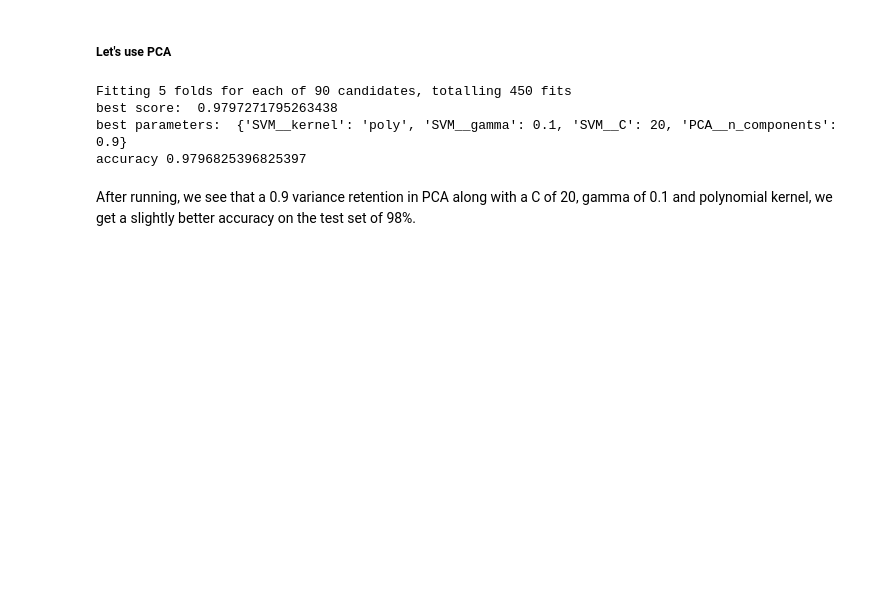
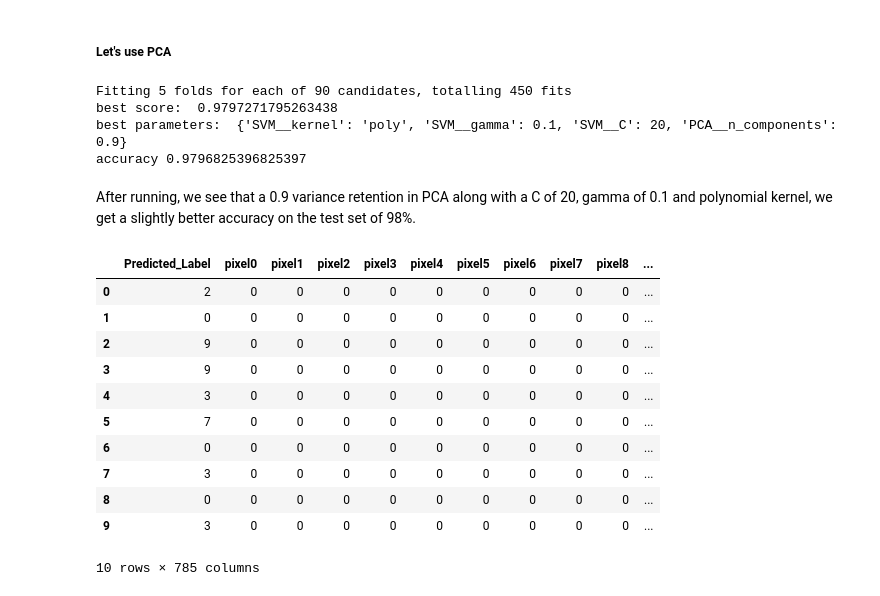
Before and after one commit to mickyals/digit_recogniser, a Jupyter notebook: Digit_Recognition_SVM.ipynb, the cells around one changed output. Cells and saved outputs as stored; diff of their text form; code cells hidden in the pictures; blank space fills up the shorter version.

```diff
--- a/Digit_Recognition_SVM.ipynb
+++ b/Digit_Recognition_SVM.ipynb
@@ -325,5 +325,23 @@ Fitting 5 folds for each of 90 candidates, totalling 450 fits
 best score:  0.9797271795263438
 best parameters:  {'SVM__kernel': 'poly', 'SVM__gamma': 0.1, 'SVM__C': 20, 'PCA__n_components': 0.9}
 accuracy 0.9796825396825397
-# %% [markdown]
-After running, we see that a 0.9 variance retention in PCA along with a C of 20, gamma of 0.1 and polynomial kernel, we get a slightly better accuracy on the test set of 98%.
+# %% [markdown]
+After running, we see that a 0.9 variance retention in PCA along with a C of 20, gamma of 0.1 and polynomial kernel, we get a slightly better accuracy on the test set of 98%.
+# %%
+#import and read the first few lines of the dataframe
+
+preds = pd.read_csv('final_predictions_test_data.csv')
+preds.head(10)
+# %% [output]
+|  | Predicted_Label | pixel0 | pixel1 | pixel2 | pixel3 | pixel4 | pixel5 | pixel6 | pixel7 | pixel8 | ... |
+| 0 | 2 | 0 | 0 | 0 | 0 | 0 | 0 | 0 | 0 | 0 | ... |
+| 1 | 0 | 0 | 0 | 0 | 0 | 0 | 0 | 0 | 0 | 0 | ... |
+| 2 | 9 | 0 | 0 | 0 | 0 | 0 | 0 | 0 | 0 | 0 | ... |
+| 3 | 9 | 0 | 0 | 0 | 0 | 0 | 0 | 0 | 0 | 0 | ... |
+| 4 | 3 | 0 | 0 | 0 | 0 | 0 | 0 | 0 | 0 | 0 | ... |
+| 5 | 7 | 0 | 0 | 0 | 0 | 0 | 0 | 0 | 0 | 0 | ... |
+| 6 | 0 | 0 | 0 | 0 | 0 | 0 | 0 | 0 | 0 | 0 | ... |
+| 7 | 3 | 0 | 0 | 0 | 0 | 0 | 0 | 0 | 0 | 0 | ... |
+| 8 | 0 | 0 | 0 | 0 | 0 | 0 | 0 | 0 | 0 | 0 | ... |
+| 9 | 3 | 0 | 0 | 0 | 0 | 0 | 0 | 0 | 0 | 0 | ... |
+10 rows × 785 columns
```
Also changed, not shown: parts of 3 cells of this notebook.
